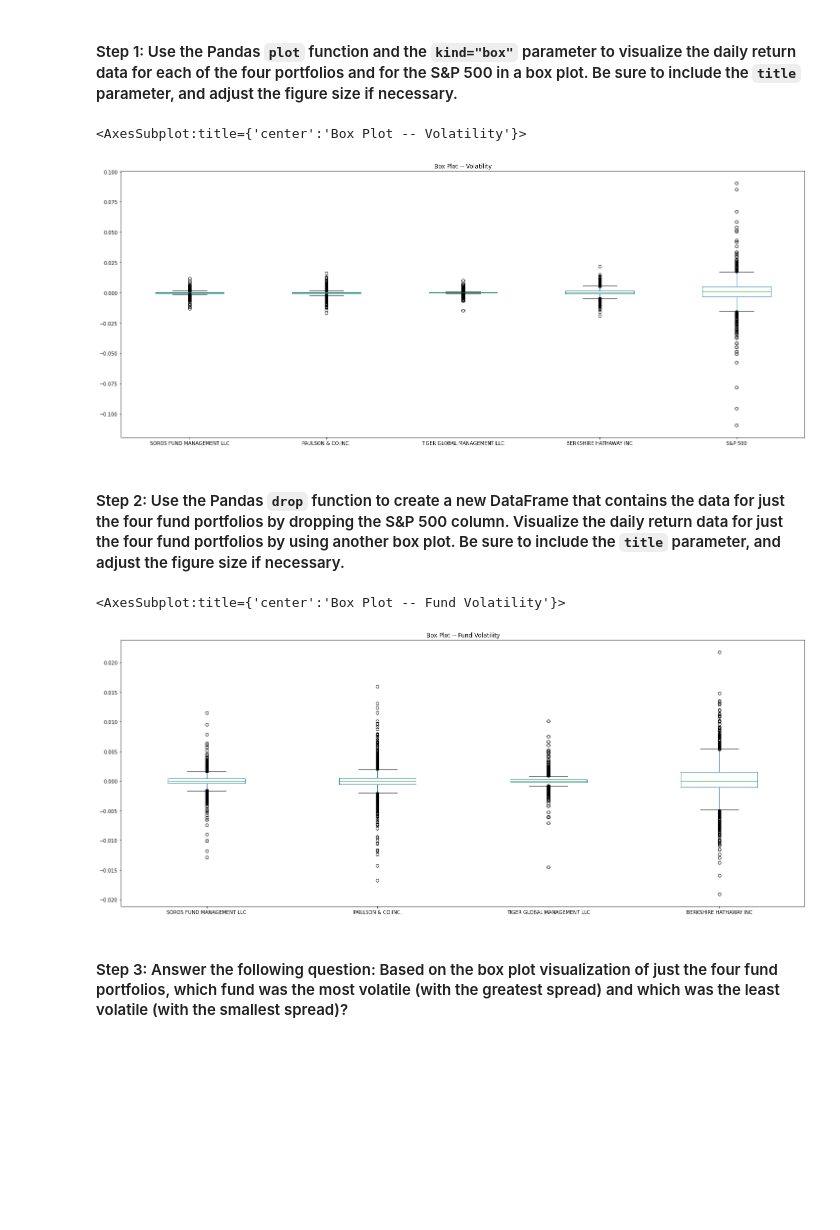
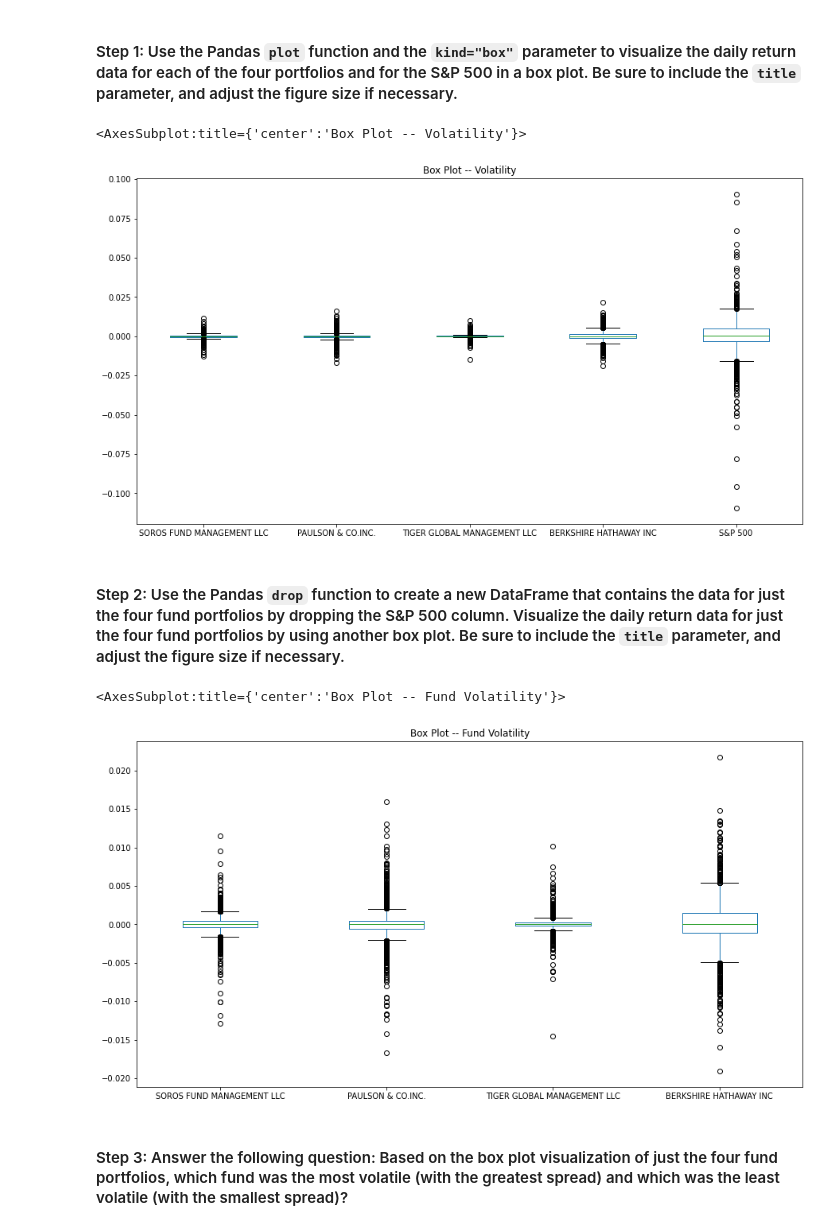
Before and after one commit to ForrestSurles/Portfolio_Investment_Algorithm_Analysis, a Jupyter notebook: risk_return_analysis.ipynb, the cells around one changed output. Cells and saved outputs as stored; diff of their text form; code cells hidden in the pictures; blank space fills up the shorter version.

```diff
--- a/risk_return_analysis.ipynb
+++ b/risk_return_analysis.ipynb
@@ -254,10 +254,10 @@ Analyze the volatility of each of the four fund portfolios and of the S&P 500 In
 # %%
 # Use the daily return data to create box plots to visualize the volatility of the 4 funds and the S&P 500
 # Include a title parameter and adjust the figure size
-nav_daily_returns.plot(kind='box',figsize=(25,10),title='Box Plot -- Volatility')
+nav_daily_returns.plot(kind='box',figsize=(15,8),title='Box Plot -- Volatility')
 # %% [output]
 <AxesSubplot:title={'center':'Box Plot -- Volatility'}>
-[figure, old version]
+[figure, new version]
 # %% [markdown]
 #### Step 2: Use the Pandas `drop` function to create a new DataFrame that contains the data for just the four fund portfolios by dropping the S&P 500 column. Visualize the daily return data for just the four fund portfolios by using another box plot. Be sure to include the `title` parameter, and adjust the figure size if necessary.
 # %%
@@ -265,10 +265,10 @@ nav_daily_returns.plot(kind='box',figsize=(25,10),title='Box Plot -- Volatility'
 # Create box plots to reflect the return data for only the 4 fund portfolios
 # Include a title parameter and adjust the figure size
 nav_daily_returns_only_funds = nav_daily_returns.drop(columns='S&P 500')
-nav_daily_returns_only_funds.plot(kind='box',figsize=(25,10),title='Box Plot -- Fund Volatility')
+nav_daily_returns_only_funds.plot(kind='box',figsize=(15,8),title='Box Plot -- Fund Volatility')
 # %% [output]
 <AxesSubplot:title={'center':'Box Plot -- Fund Volatility'}>
-[figure, old version]
+[figure, new version]
 # %% [markdown]
 #### Step 3: Answer the following question: Based on the box plot visualization of just the four fund portfolios, which fund was the most volatile (with the greatest spread) and which was the least volatile (with the smallest spread)?
 # %% [markdown]
```
Also changed, not shown: parts of 8 cells of this notebook.
